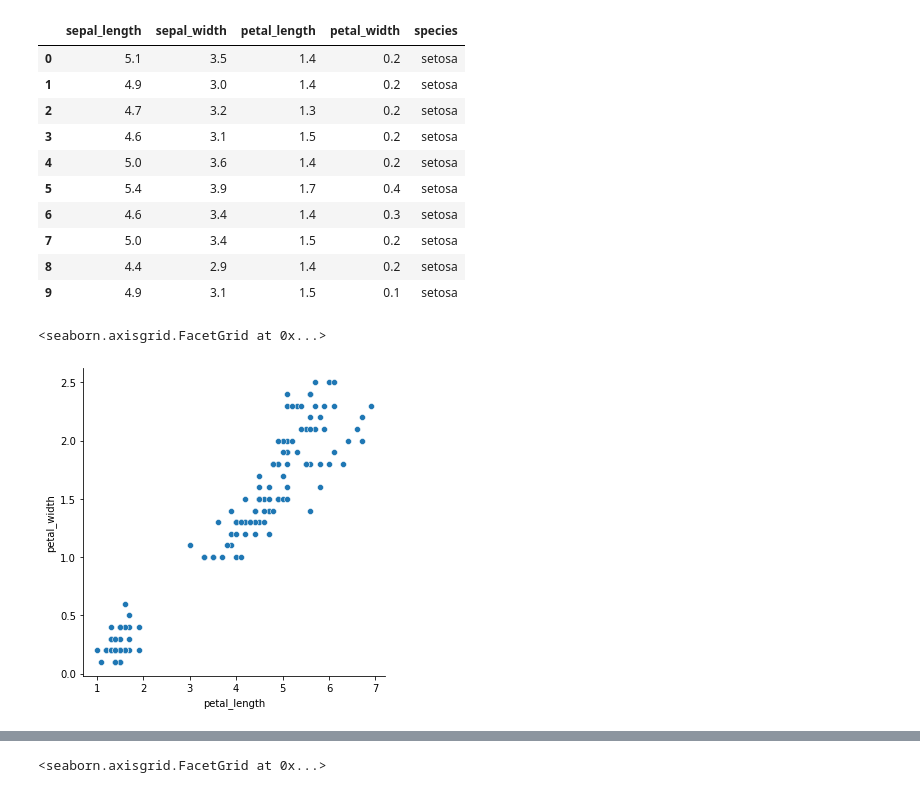
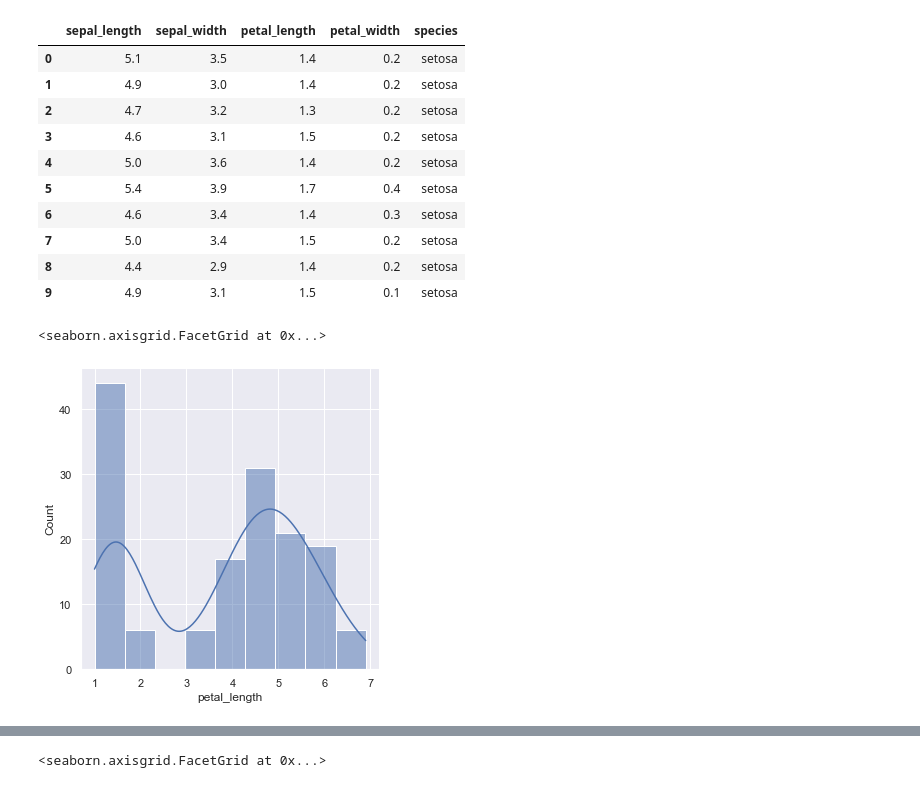
Before and after one commit to m3redithw/numpy-pandas-visualization-exercises, a Jupyter notebook: seaborn_exercises.ipynb, the cells around one changed output, grey strips where cells are left out. Cells and saved outputs as stored; diff of their text form; code cells hidden in the pictures.

```diff
--- a/seaborn_exercises.ipynb
+++ b/seaborn_exercises.ipynb
@@ -31,11 +31,11 @@ iris.head(10)
 | 7 | 5.0 | 3.4 | 1.5 | 0.2 | setosa |
 | 8 | 4.4 | 2.9 | 1.4 | 0.2 | setosa |
 | 9 | 4.9 | 3.1 | 1.5 | 0.1 | setosa |
-# %%
-sns.relplot(x='petal_length',y='petal_width', data = iris)
-# %% [output]
-<seaborn.axisgrid.FacetGrid at 0x...>
-[figure, old version]
+# %%
+sns.displot(iris.petal_length, kde = True)
+# %% [output]
+<seaborn.axisgrid.FacetGrid at 0x...>
+[figure, added]
 # %%
 # 2. Is there a correlation between petal length and petal width?
 
```
Also changed, not shown: parts of 12 cells of this notebook.
